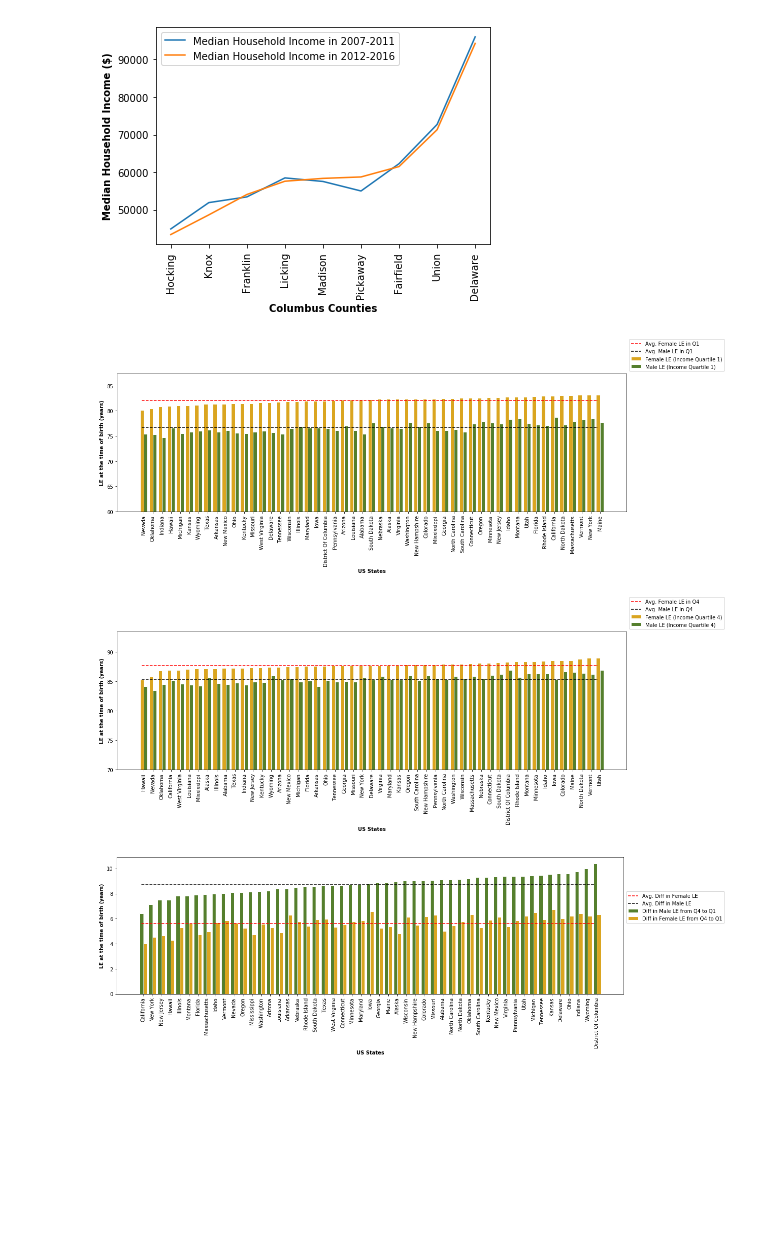
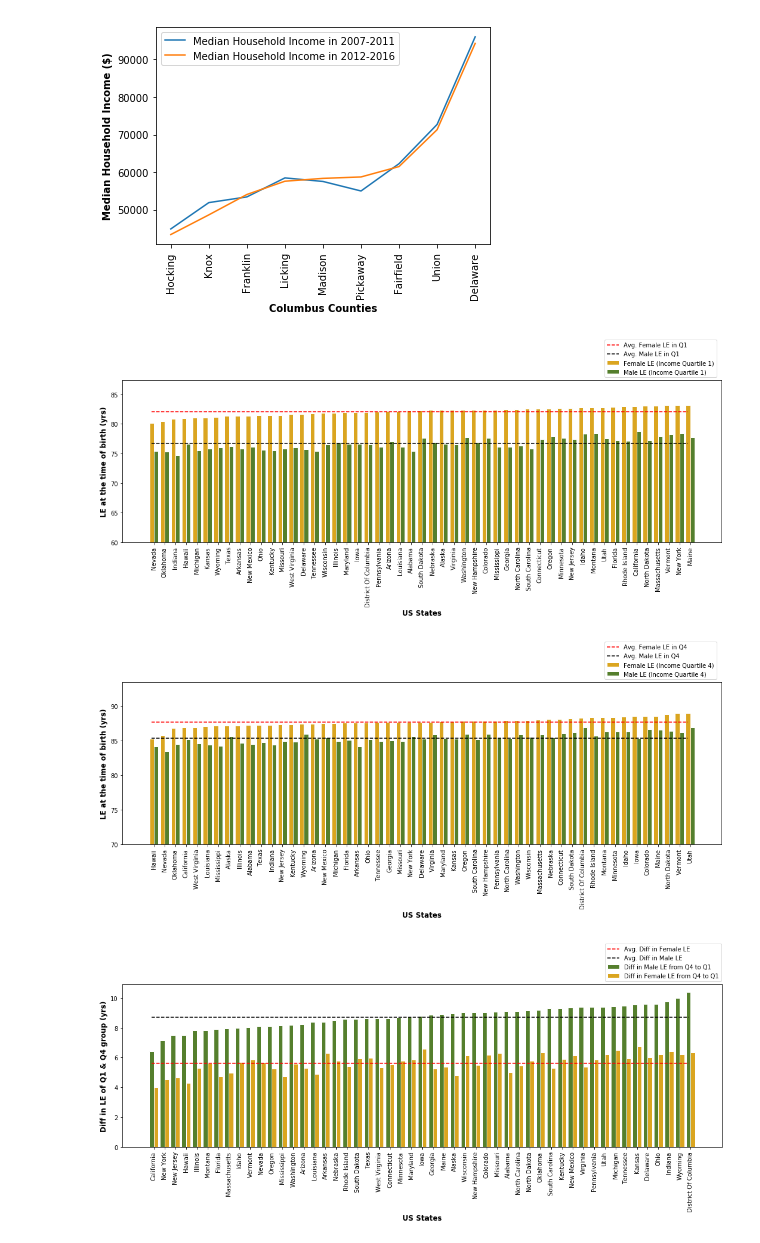
Before and after one commit to elewanto/visual-design-project, a Jupyter notebook: python/le_analysis.ipynb, the cells around one changed output. Cells and saved outputs as stored; diff of their text form; code cells hidden in the pictures; blank space fills up the shorter version.

```diff
--- a/python/le_analysis.ipynb
+++ b/python/le_analysis.ipynb
@@ -164,28 +171,28 @@ inc1 = income.sort_values(by='le_raceadj_q1_F')
 # %%
 pos = list(range(len(inc1['le_raceadj_q1_M'])))
 barWidth = 0.4
 
 # Plotting the bars
 fig, ax = plt.subplots(figsize=(18,5))
 
 # Make the plot
 plt.bar(pos, inc1['le_raceadj_q1_F'], color='goldenrod', width=barWidth, edgecolor='white', label='Female LE (Income Quartile 1)')
 plt.bar([x + barWidth for x in pos], inc1['le_raceadj_q1_M'], color='#557f2d', width=barWidth, edgecolor='white', label='Male LE (Income Quartile 1)')
 plt.plot(pos, [inc1['le_raceadj_q1_F'].mean() for p in range(len(pos))], 'r--', label = 'Avg. Female LE in Q1')
 plt.plot(pos, [inc1['le_raceadj_q1_M'].mean() for p in range(len(pos))], 'k--', label = 'Avg. Male LE in Q1')
 
 # Add xticks on the middle of the group bars
-plt.xlabel('US States', fontweight='bold')
-plt.ylabel('LE at the time of birth (years)', fontweight='bold')
+plt.xlabel('US States', fontweight='bold', fontsize='large')
+plt.ylabel('LE at the time of birth (yrs)', fontweight='bold', fontsize='large')
 ax.set_xticks([p + 0.5 * barWidth for p in pos])
 ax.set_xticklabels(inc1.statename, rotation='vertical')
 ax.set_ylim(ymin=60)
 
 # Create legend & Show graphic
-plt.legend(bbox_to_anchor=(1,1), loc="lower left")
+plt.legend(bbox_to_anchor=(0.8,1), loc="lower left")
 plt.show()
 # %% [output]
-[figure, old version]
+[figure, new version]
 # %%
 inc4 = income.sort_values(by='le_raceadj_q4_F')
 pos = list(range(len(inc1['le_raceadj_q4_M'])))
@@ -201,17 +208,17 @@ plt.plot(pos, [inc4['le_raceadj_q4_F'].mean() for p in range(len(pos))], 'r--',
 plt.plot(pos, [inc4['le_raceadj_q4_M'].mean() for p in range(len(pos))], 'k--', label = 'Avg. Male LE in Q4')
 
 # Add xticks on the middle of the group bars
-plt.xlabel('US States', fontweight='bold')
-plt.ylabel('LE at the time of birth (years)', fontweight='bold')
+plt.xlabel('US States', fontweight='bold', fontsize='large')
+plt.ylabel('LE at the time of birth (yrs)', fontweight='bold', fontsize='large')
 ax.set_xticks([p + 0.5 * barWidth for p in pos])
 ax.set_xticklabels(inc4.statename, rotation='vertical')
 ax.set_ylim(ymin=70)
 
 # Create legend & Show graphic
-plt.legend(bbox_to_anchor=(1,1), loc="lower left")
+plt.legend(bbox_to_anchor=(0.8,1), loc="lower left")
 plt.show()
 # %% [output]
-[figure, old version]
+[figure, new version]
 # %%
 income['diff_male'] = income['le_raceadj_q4_M'] - income['le_raceadj_q1_M']
 income['diff_female'] = income['le_raceadj_q4_F'] - income['le_raceadj_q1_F']
@@ -229,16 +236,16 @@ plt.plot(pos, [income['diff_female'].mean() for p in range(len(pos))], 'r--', la
 plt.plot(pos, [income['diff_male'].mean() for p in range(len(pos))], 'k--', label = 'Avg. Diff in Male LE')
 
 # Add xticks on the middle of the group bars
-plt.xlabel('US States', fontweight='bold')
-plt.ylabel('LE at the time of birth (years)', fontweight='bold')
+plt.xlabel('US States', fontweight='bold', fontsize='large')
+plt.ylabel('Diff in LE of Q1 & Q4 group (yrs)', fontweight='bold', fontsize='large')
 ax.set_xticks([p + 0.5 * barWidth for p in pos])
 ax.set_xticklabels(inc3.statename, rotation='vertical')
 
 # Create legend & Show graphic
-plt.legend(bbox_to_anchor=(1,0.5), loc="lower left")
+plt.legend(bbox_to_anchor=(0.8,1), loc="lower left")
 plt.show()
 # %% [output]
-[figure, old version]
+[figure, new version]
 # %%
 income_OH = pd.read_csv('./Data/LE_M_F_County_Income_2015.csv')
 income_Cbus = income_OH[(income_OH['statename'] == 'Ohio') & (income_OH['cz_name'] == 'Columbus')]
```
Also changed, not shown: parts of 6 cells of this notebook, 1 other file.
